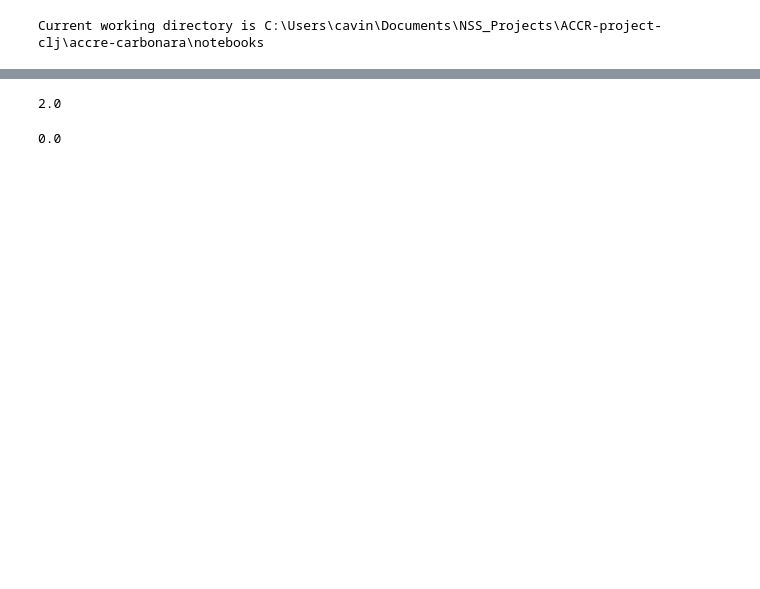
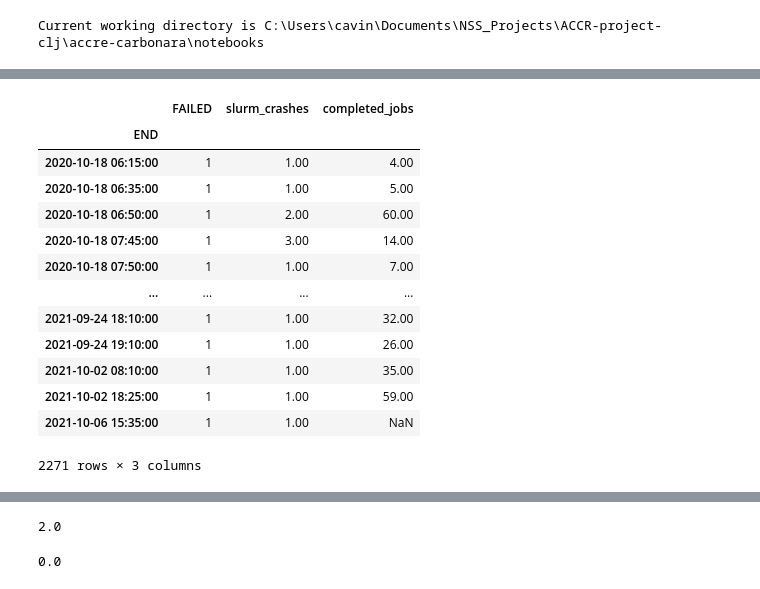
Before and after one commit to nss-data-science-cohort-8/nss-data-science-cohort-8-classroom-accre-accre, a Jupyter notebook: notebooks/regression_clj.ipynb, the cells around one changed output, grey strips where cells are left out. Cells and saved outputs as stored; diff of their text form; code cells hidden in the pictures; blank space fills up the shorter version.

```diff
--- a/notebooks/regression_clj.ipynb
+++ b/notebooks/regression_clj.ipynb
@@ -85,3 +183,20 @@ reg_df = reg_df.drop(columns = ['count'])
+# %%
+reg_df[reg_df['FAILED'] == 1]
+# %% [output]
+|  | FAILED | slurm_crashes | completed_jobs |
+| END |  |  |  |
+| 2020-10-18 06:15:00 | 1 | 1.00 | 4.00 |
+| 2020-10-18 06:35:00 | 1 | 1.00 | 5.00 |
+| 2020-10-18 06:50:00 | 1 | 2.00 | 60.00 |
+| 2020-10-18 07:45:00 | 1 | 3.00 | 14.00 |
+| 2020-10-18 07:50:00 | 1 | 1.00 | 7.00 |
+| ... | ... | ... | ... |
+| 2021-09-24 18:10:00 | 1 | 1.00 | 32.00 |
+| 2021-09-24 19:10:00 | 1 | 1.00 | 26.00 |
+| 2021-10-02 08:10:00 | 1 | 1.00 | 35.00 |
+| 2021-10-02 18:25:00 | 1 | 1.00 | 59.00 |
+| 2021-10-06 15:35:00 | 1 | 1.00 | NaN |
+2271 rows × 3 columns
 # %%
 reg_df.sample(20)
 # %% [output]
```
Also changed, not shown: parts of 30 cells of this notebook.
